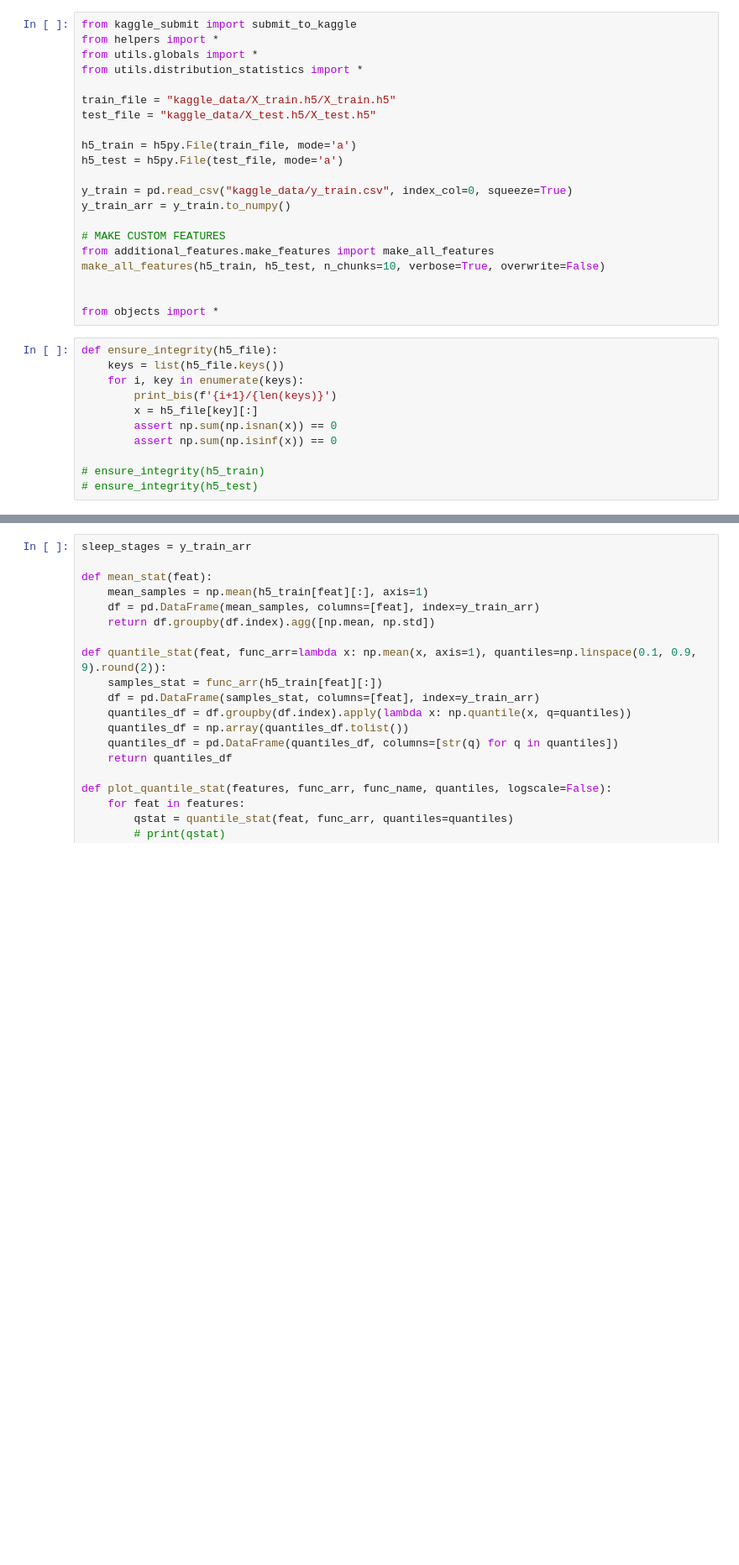
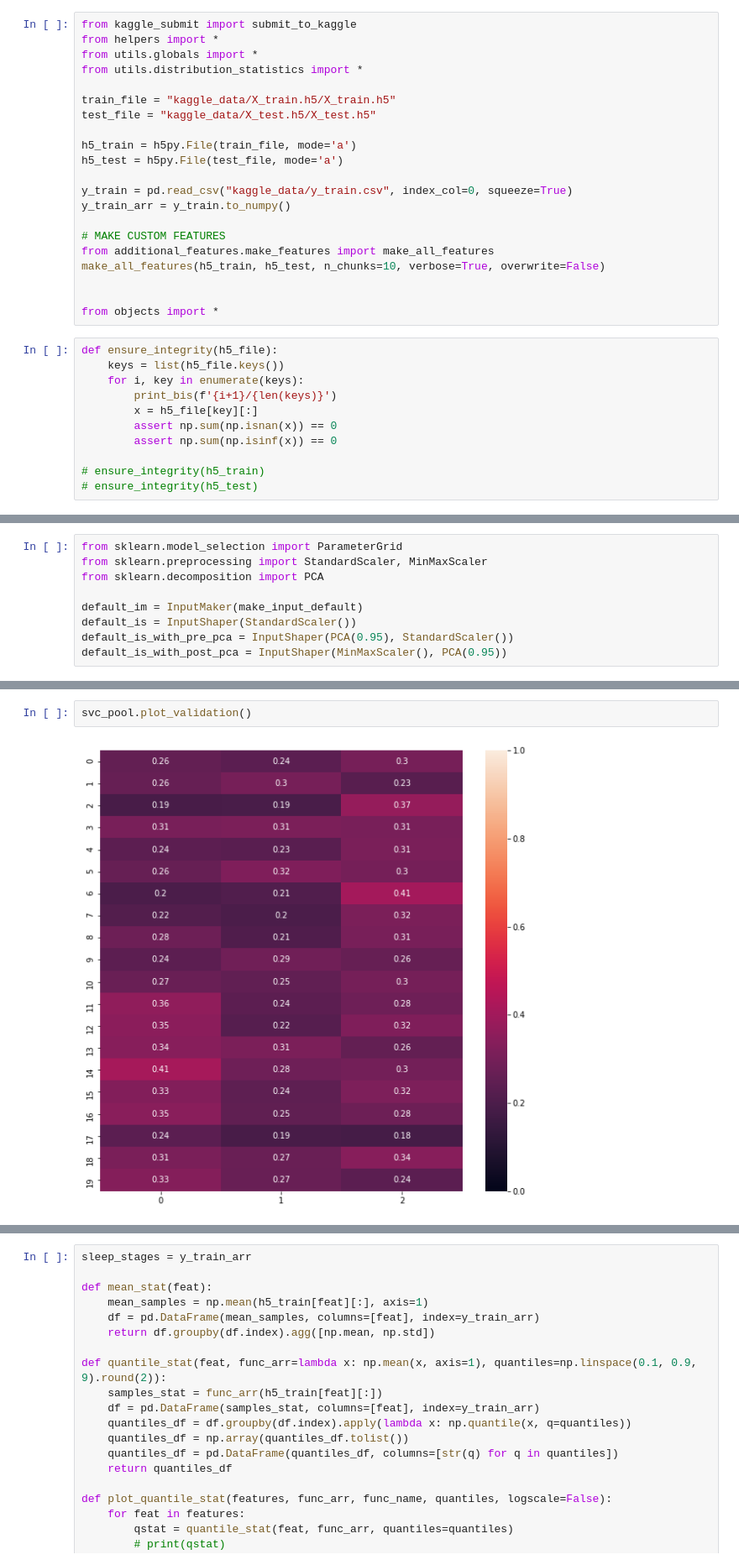
Before and after one commit to Mrml91/CS_ML_project, a Jupyter notebook: models_.ipynb, the cells around one changed output, grey strips where cells are left out. Shown at 84% size. Drawn from its saved outputs; the diff is of its cells as text; blank space fills up the shorter version.

Commit message:
new models and new make input function

```diff
--- a/models_.ipynb
+++ b/models_.ipynb
@@ -76 +179,10 @@ _ = ""
+# %%
+from sklearn.model_selection import ParameterGrid
+from sklearn.preprocessing import StandardScaler, MinMaxScaler
+from sklearn.decomposition import PCA
+
+default_im = InputMaker(make_input_default)
+default_is = InputShaper(StandardScaler())
+default_is_with_pre_pca = InputShaper(PCA(0.95), StandardScaler())
+default_is_with_post_pca = InputShaper(MinMaxScaler(), PCA(0.95))
 # %%
@@ -256,0 +246,4 @@ eeg_1_mean = np.mean(h5_train["eeg_1"][:], axis=1)
+# %%
+svc_pool.plot_validation()
+# %% [output]
+[figure, added]
```
Also changed, not shown: parts of 25 cells of this notebook.
